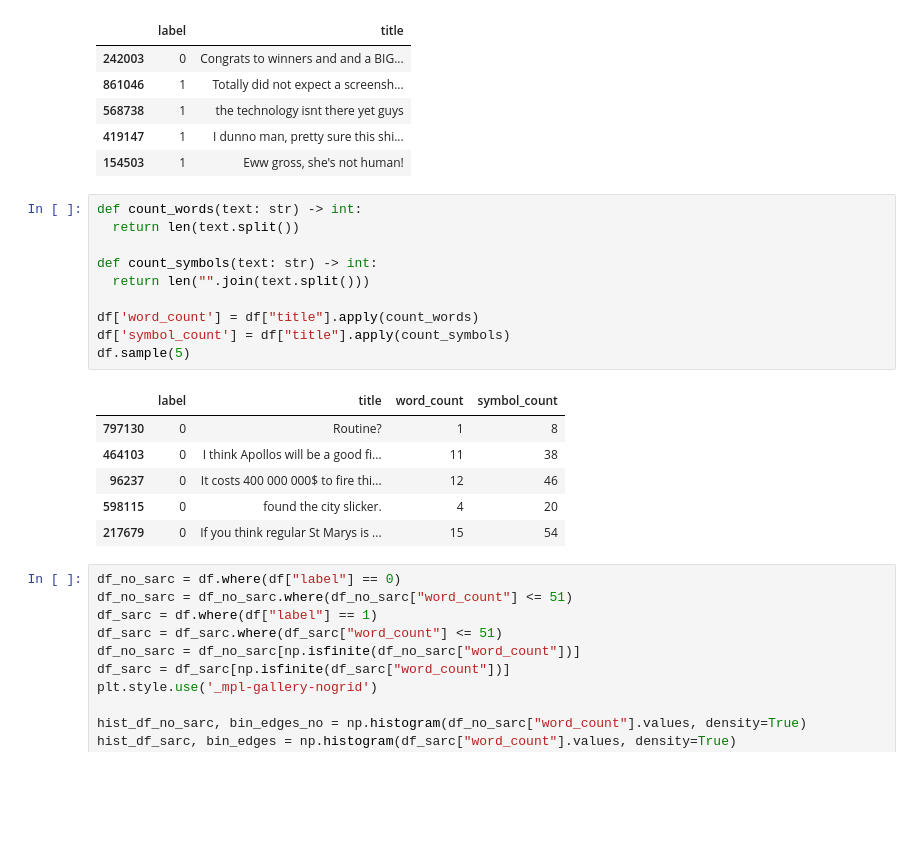
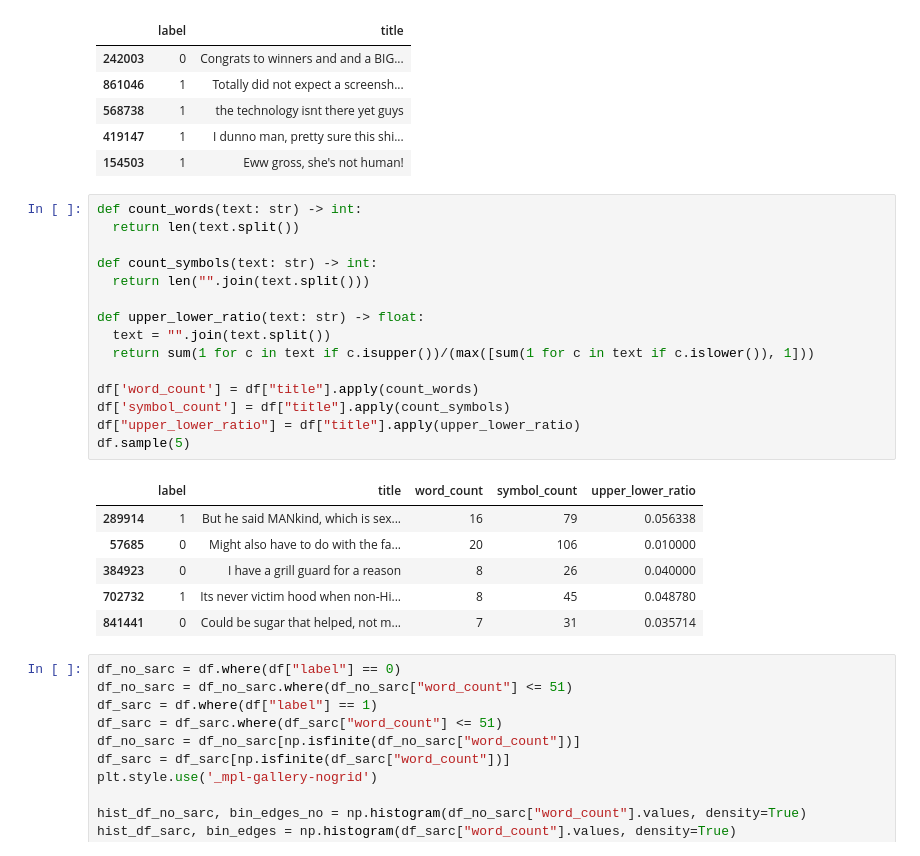
Before and after one commit to Kacper-W-Kozdon/notebook-testing-ivy, a Jupyter notebook: Sarcasm_Detection.ipynb, the cells around one changed output. Drawn from its saved outputs; the diff is of its cells as text; blank space fills up the shorter version.

```diff
--- a/Sarcasm_Detection.ipynb
+++ b/Sarcasm_Detection.ipynb
@@ -197,20 +197,25 @@ df.sample(5)
 # %%
 def count_words(text: str) -> int:
   return len(text.split())
 
 def count_symbols(text: str) -> int:
   return len("".join(text.split()))
 
+def upper_lower_ratio(text: str) -> float:
+  text = "".join(text.split())
+  return sum(1 for c in text if c.isupper())/(max([sum(1 for c in text if c.islower()), 1]))
+
 df['word_count'] = df["title"].apply(count_words)
 df['symbol_count'] = df["title"].apply(count_symbols)
+df["upper_lower_ratio"] = df["title"].apply(upper_lower_ratio)
 df.sample(5)
 # %% [output]
-|  | label | title | word_count | symbol_count |
-| 797130 | 0 | Routine? | 1 | 8 |
-| 464103 | 0 | I think Apollos will be a good fi... | 11 | 38 |
-| 96237 | 0 | It costs 400 000 000$ to fire thi... | 12 | 46 |
-| 598115 | 0 | found the city slicker. | 4 | 20 |
-| 217679 | 0 | If you think regular St Marys is ... | 15 | 54 |
+|  | label | title | word_count | symbol_count | upper_lower_ratio |
+| 289914 | 1 | But he said MANkind, which is sex... | 16 | 79 | 0.056338 |
+| 57685 | 0 | Might also have to do with the fa... | 20 | 106 | 0.010000 |
+| 384923 | 0 | I have a grill guard for a reason | 8 | 26 | 0.040000 |
+| 702732 | 1 | Its never victim hood when non-Hi... | 8 | 45 | 0.048780 |
+| 841441 | 0 | Could be sugar that helped, not m... | 7 | 31 | 0.035714 |
 # %%
 df_no_sarc = df.where(df["label"] == 0)
 df_no_sarc = df_no_sarc.where(df_no_sarc["word_count"] <= 51)
```
Also changed, not shown: parts of 2 cells of this notebook.
